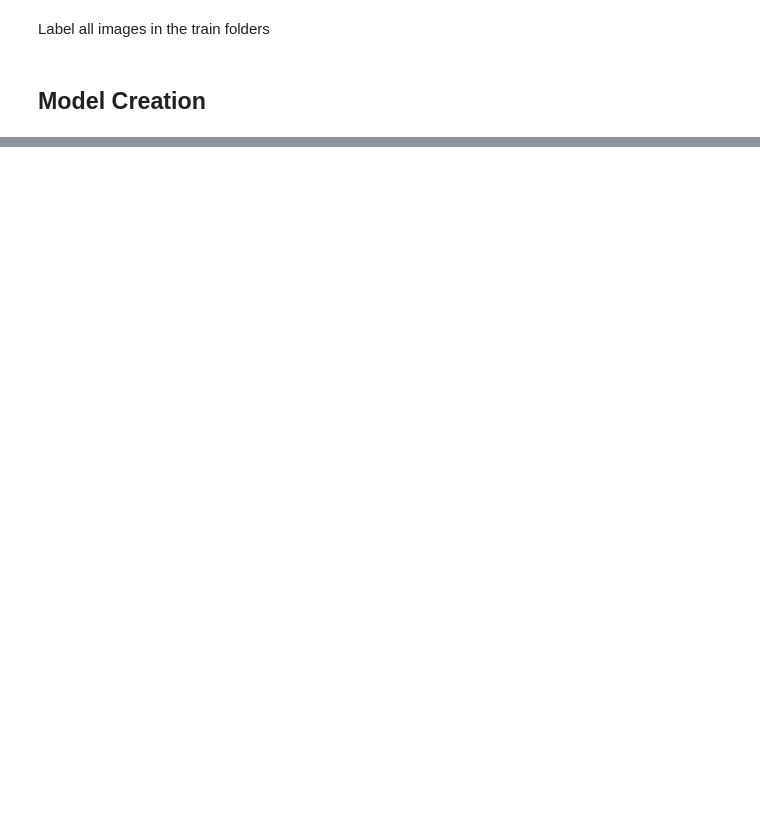
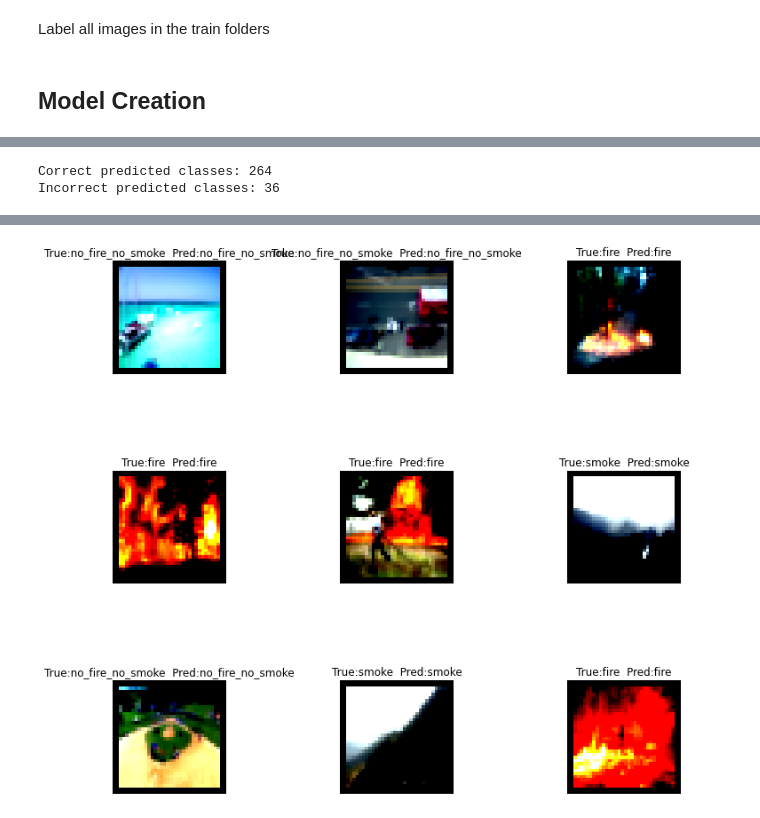
Before and after one commit to KoraySali/Dissertation_Archive, a Jupyter notebook: Dissertation_Wildfire_Detection.ipynb, the cells around one changed output, grey strips where cells are left out. Saved outputs shown, nothing was run; the diff lists cells and outputs as text; code cells hidden in the pictures; blank space fills up the shorter version.

```diff
--- a/Dissertation_Wildfire_Detection.ipynb
+++ b/Dissertation_Wildfire_Detection.ipynb
@@ -187,0 +213,3 @@ Epoch 1/10
+# %%
+base_model.compile(loss=tf.keras.losses.CategoricalCrossentropy(), optimizer=tf.keras.optimizers.Adam(), metrics=["accuracy"])
+history_base= base_model.fit(X_train, y_train, epochs=10, batch_size=32, validation_data=(X_test, y_test))
@@ -187,0 +239,5 @@ Epoch 1/10
+# %%
+class_names = ['fire', 'smoke', 'no_fire_no_smoke']
+# %%
+predicted_classes  = np.argmax(base_model.predict(X_test.reshape(-1,64,64,3)), axis=-1)
+y_true=y_test
@@ -187,0 +246,23 @@ Epoch 1/10
+# %%
+y_true = np.argmax(y_test, axis=-1)
+correct = np.nonzero(predicted_classes == y_true)[0]
+incorrect = np.nonzero(predicted_classes != y_true)[0]
+
+print("Correct predicted classes:",correct.shape[0])
+print("Incorrect predicted classes:",incorrect.shape[0])
+# %% [output]
+Correct predicted classes: 264
+Incorrect predicted classes: 36
+# %%
+def plot_images(data_index):
+    f, ax = plt.subplots(3, 3, figsize=(10,10))
+
+    for i, indx in enumerate(data_index[:9]):
+        ax[i//3, i%3].imshow(X_test[indx].reshape(64, 64, 3), cmap='gray')
+        ax[i//3, i%3].axis('off')
+        ax[i//3, i%3].set_title("True:{}  Pred:{}".format(class_names[y_true[indx]], class_names[predicted_classes[indx]]))
+    f.tight_layout()
+    plt.show()
+
+plot_images(correct)
+# %% [output]
@@ -187,0 +278 @@ Epoch 1/10
+[figure, added]
```
Also changed, not shown: parts of 17 cells of this notebook.
